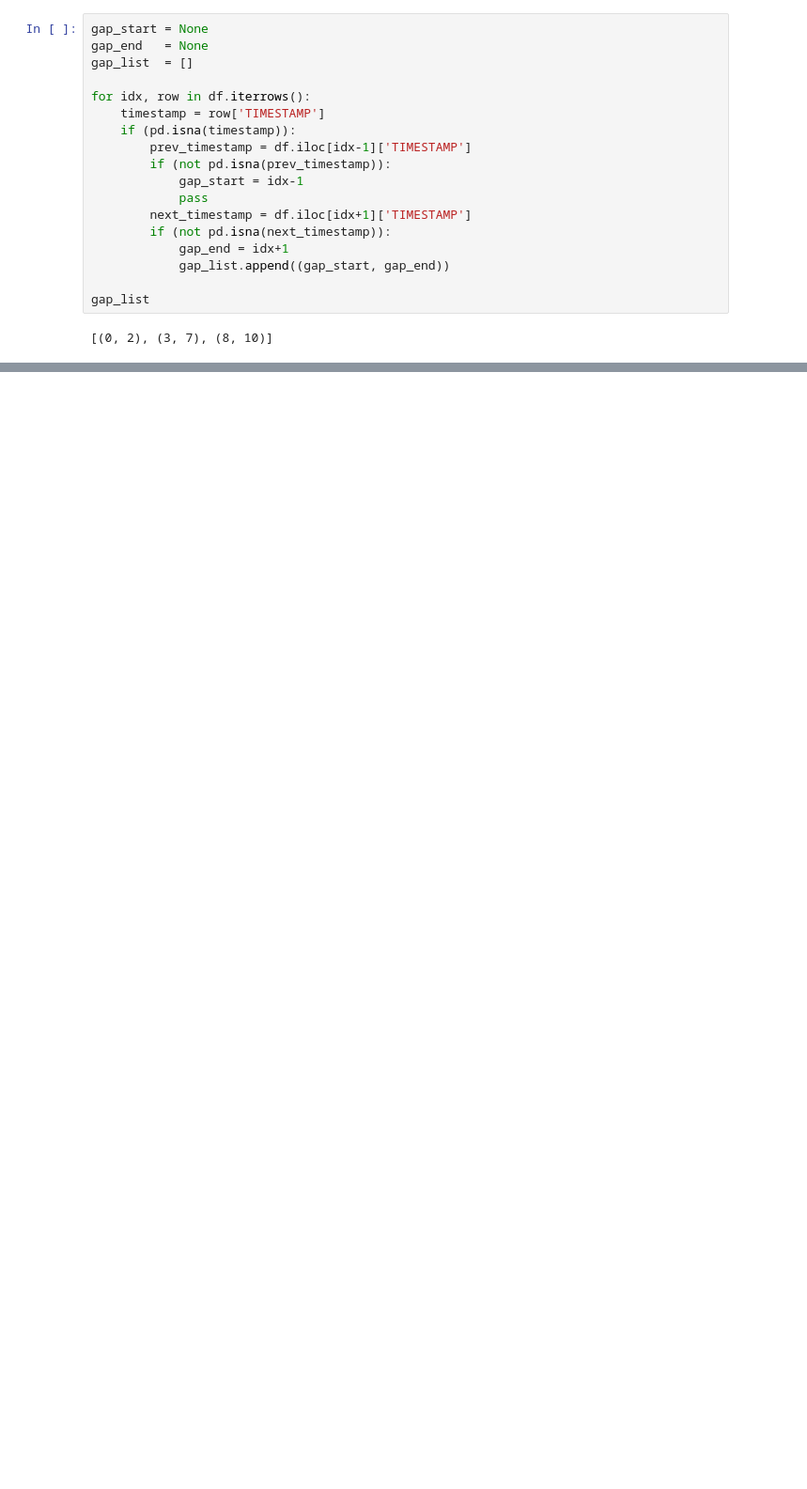
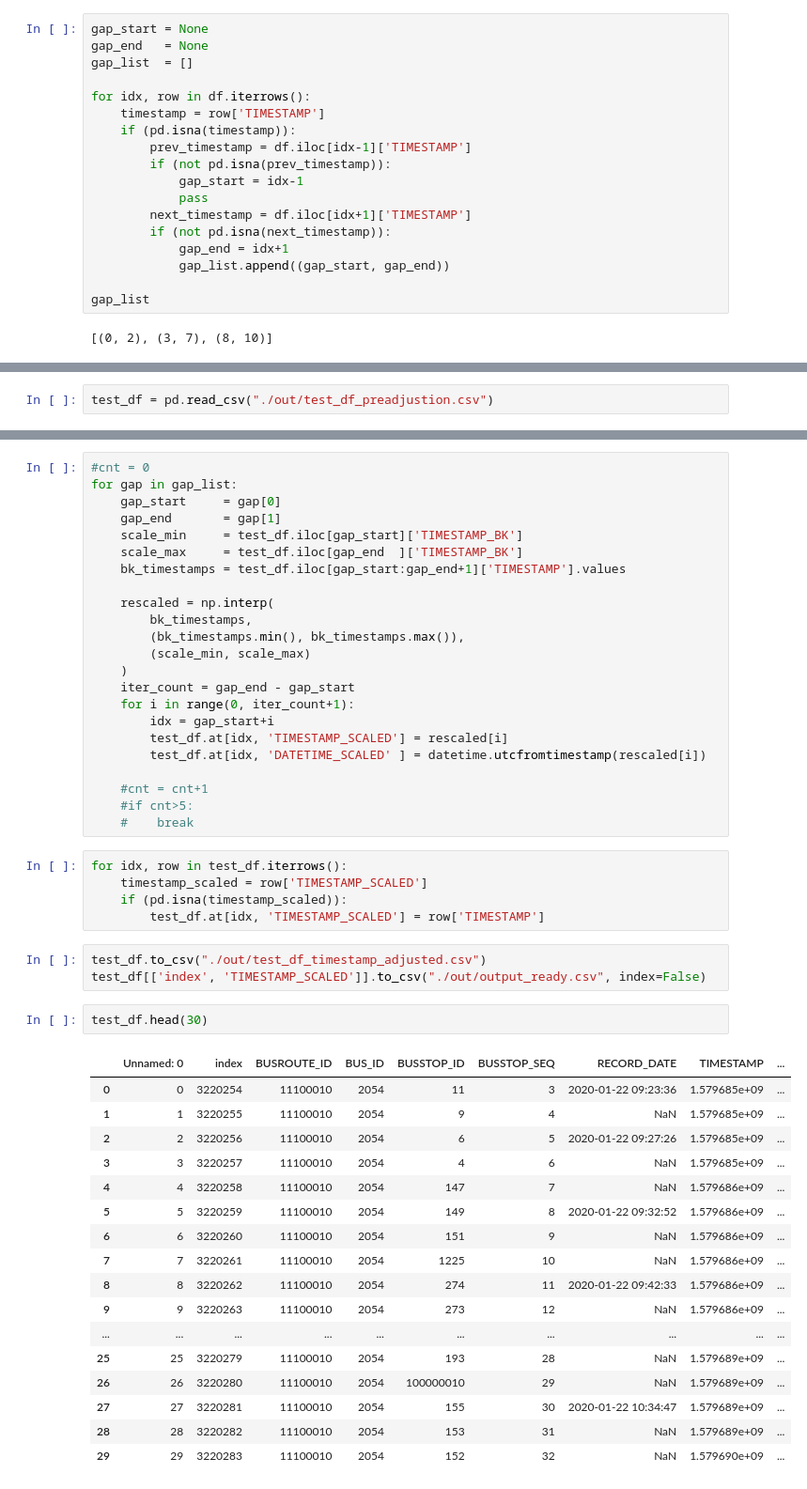
Before and after one commit to sharavsambuu/kaggle-datanomads-bus-arrival, a Jupyter notebook: Rescale timestamp list.ipynb, the cells around one changed output, grey strips where cells are left out. Shown: that part at 94% size. Saved outputs shown, nothing was run; the diff lists cells and outputs as text; blank space fills up the shorter version.

Commit message:
timestamp rescaling for submission

```diff
--- a/Rescale timestamp list.ipynb
+++ b/Rescale timestamp list.ipynb
@@ -201,3 +201,5 @@ df
 | 8 | 1.585438e+09 | 2020-03-29 07:25:51.687226 | 1.585438e+09 | 1.585438e+09 | 2020-03-29 07:25:51.687226 | 2020-03-29 07:28:12.128698 |
 | 9 | NaN | NaT | 1.585438e+09 | 1.585438e+09 | 2020-03-29 07:26:21.687226 | 2020-03-29 07:29:00.289233 |
 | 10 | 1.585438e+09 | 2020-03-29 07:26:58.687226 | 1.585438e+09 | 1.585438e+09 | 2020-03-29 07:26:58.687226 | 2020-03-29 07:29:59.687226 |
+# %%
+test_df = pd.read_csv("./out/test_df_preadjustion.csv")
@@ -203,0 +251,51 @@ df
+# %%
+#cnt = 0
+for gap in gap_list:
+    gap_start     = gap[0]
+    gap_end       = gap[1]
+    scale_min     = test_df.iloc[gap_start]['TIMESTAMP_BK']
+    scale_max     = test_df.iloc[gap_end  ]['TIMESTAMP_BK']
+    bk_timestamps = test_df.iloc[gap_start:gap_end+1]['TIMESTAMP'].values
+
+    rescaled = np.interp(
+        bk_timestamps,
+        (bk_timestamps.min(), bk_timestamps.max()),
+        (scale_min, scale_max)
+    )
+    iter_count = gap_end - gap_start
+    for i in range(0, iter_count+1):
+        idx = gap_start+i
+        test_df.at[idx, 'TIMESTAMP_SCALED'] = rescaled[i]
+        test_df.at[idx, 'DATETIME_SCALED' ] = datetime.utcfromtimestamp(rescaled[i])
+
+    #cnt = cnt+1
+    #if cnt>5:
+    #    break
+# %%
+for idx, row in test_df.iterrows():
+    timestamp_scaled = row['TIMESTAMP_SCALED']
+    if (pd.isna(timestamp_scaled)):
+        test_df.at[idx, 'TIMESTAMP_SCALED'] = row['TIMESTAMP']
+# %%
+test_df.to_csv("./out/test_df_timestamp_adjusted.csv")
+test_df[['index', 'TIMESTAMP_SCALED']].to_csv("./out/output_ready.csv", index=False)
+# %%
+test_df.head(30)
+# %% [output]
+|  | Unnamed: 0 | index | BUSROUTE_ID | BUS_ID | BUSSTOP_ID | BUSSTOP_SEQ | RECORD_DATE | TIMESTAMP | ... |
+| 0 | 0 | 3220254 | 11100010 | 2054 | 11 | 3 | 2020-01-22 09:23:36 | 1.579685e+09 | ... |
+| 1 | 1 | 3220255 | 11100010 | 2054 | 9 | 4 | NaN | 1.579685e+09 | ... |
+| 2 | 2 | 3220256 | 11100010 | 2054 | 6 | 5 | 2020-01-22 09:27:26 | 1.579685e+09 | ... |
+| 3 | 3 | 3220257 | 11100010 | 2054 | 4 | 6 | NaN | 1.579685e+09 | ... |
+| 4 | 4 | 3220258 | 11100010 | 2054 | 147 | 7 | NaN | 1.579686e+09 | ... |
+| 5 | 5 | 3220259 | 11100010 | 2054 | 149 | 8 | 2020-01-22 09:32:52 | 1.579686e+09 | ... |
+| 6 | 6 | 3220260 | 11100010 | 2054 | 151 | 9 | NaN | 1.579686e+09 | ... |
+| 7 | 7 | 3220261 | 11100010 | 2054 | 1225 | 10 | NaN | 1.579686e+09 | ... |
+| 8 | 8 | 3220262 | 11100010 | 2054 | 274 | 11 | 2020-01-22 09:42:33 | 1.579686e+09 | ... |
+| 9 | 9 | 3220263 | 11100010 | 2054 | 273 | 12 | NaN | 1.579686e+09 | ... |
+| ... | ... | ... | ... | ... | ... | ... | ... | ... | ... |
+| 25 | 25 | 3220279 | 11100010 | 2054 | 193 | 28 | NaN | 1.579689e+09 | ... |
+| 26 | 26 | 3220280 | 11100010 | 2054 | 100000010 | 29 | NaN | 1.579689e+09 | ... |
+| 27 | 27 | 3220281 | 11100010 | 2054 | 155 | 30 | 2020-01-22 10:34:47 | 1.579689e+09 | ... |
+| 28 | 28 | 3220282 | 11100010 | 2054 | 153 | 31 | NaN | 1.579689e+09 | ... |
+| 29 | 29 | 3220283 | 11100010 | 2054 | 152 | 32 | NaN | 1.579690e+09 | ... |
```
Also changed, not shown: parts of 3 cells of this notebook.
